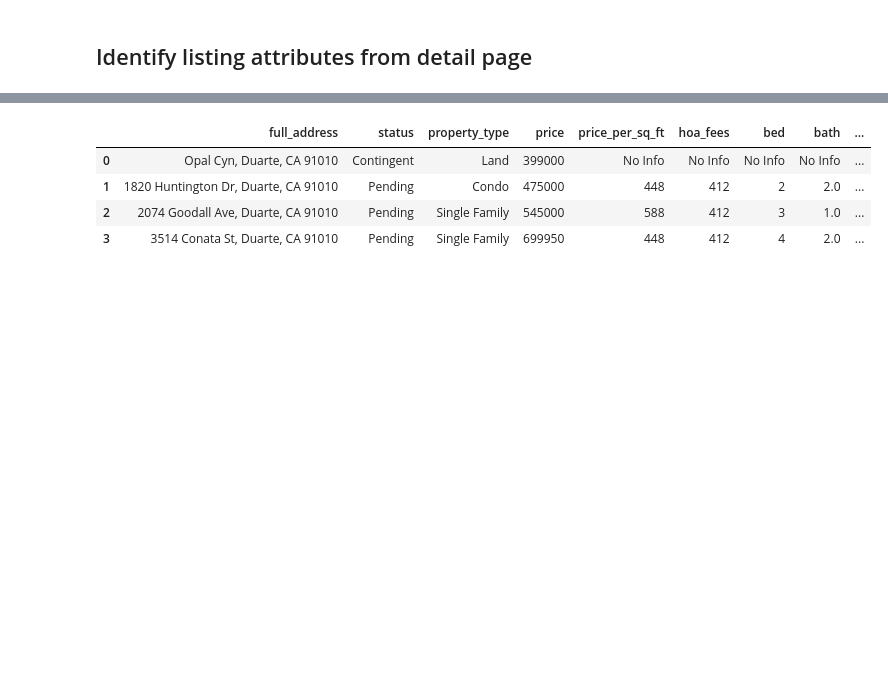
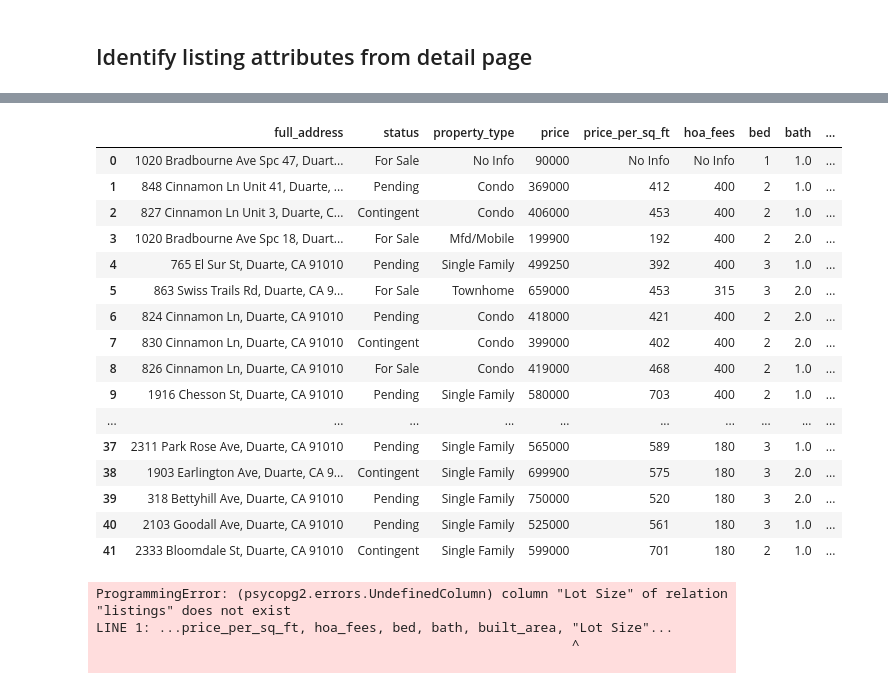
Before and after one commit to skesamsetty/real-estate-web-scrape, a Jupyter notebook: code/Listings.ipynb, the cells around one changed output, grey strips where cells are left out. Cells and saved outputs as stored; diff of their text form; code cells hidden in the pictures; blank space fills up the shorter version.

Commit message:
Project add Lot sizes

```diff
--- a/code/Listings.ipynb
+++ b/code/Listings.ipynb
@@ -17,7 +17,6 @@ def init_browser():
 # %%
 # Cities to search
 cities = ['Los-Angeles_CA','New-York_NY', 'Chicago_IL', 'Houston_TX']
-cities = ['Duarte_CA']
 # %%
 # Start browser
 browser = init_browser()
@@ -47,7 +52,7 @@ for city in cities:
     print(f"Searching {city}...{ctime()}\n")
 
     # Loop through each search result page
-    for i in range(2, 3, 1):
+    for i in range(1, 6, 1):
 
         # Set dynamic URL
         url = f"https://www.realtor.com/realestateandhomes-search/{city}/pg-{i}"
@@ -60,7 +65,7 @@ for city in cities:
 
         # Parse HTML with Beautiful Soup
         soup = bs(html, "html.parser")
-        print(soup.prettify())
+#         print(soup.prettify())
 
         # Identify all listings
         listings = soup.find_all('li', attrs={"data-testid": "result-card"})
@@ -88,7 +93,7 @@ for city in cities:
             except:
                 sizes.append('No Info')
             try:
-                lot_size = listing.find('li', attrs={"data-label": "pc-meta-sqftlot"}).text.strip('acre lot')
+                lot_size = listing.find('li', attrs={"data-label": "pc-meta-sqftlot"}).text
                 lot_sizes.append(lot_size)
             except:
                 lot_sizes.append('No Info')
@@ -221,7 +230,7 @@ Scraping complete...Sun Sep 26 16:52:46 2021
 # Add attributes to dataframe
 df = pd.DataFrame({'Address': addresses, 'Status': statuses, 'Property Type': types, 'Price': prices,
                    'Price per sqft': pricesqfts, 'HOA Fees': fees, 'Bed': beds, 'Bath': baths, 'Size': sizes,
-                   'Garage': garages, 'Year Built': years, 'Load DateTime': ctime()})
+                   'Lot Size': lot_sizes, 'Garage': garages, 'Year Built': years, 'Load DateTime': ctime()})
 
 # Extract address into Street, City, State, Zip
 street_city = df['Address'].str.split(',', expand=True)
@@ -253,27 +274,40 @@ merged_df
 # %%
 listings_df = merged_df.rename(columns ={"Address":"full_address",
                                         "Status":"status",
                                         "Property Type":"property_type",
                                         "Price":"price",
                                         "Price per sqft":"price_per_sq_ft",
                                         "HOA Fees":"hoa_fees",
                                         "Bed":"bed",
                                         "Bath":"bath",
                                         "Size":"built_area",
+                                         "Lot Size":"lot_size",
                                         "Garage":"parking_garage",
                                         "Year Built":"year_built",
                                         "Street":"street_address",
                                         "City":"city",
                                         "State":"state_cd",
                                         "Zip":"zip_code",
                                         "Load DateTime":"load_datetime"})
 listings_df
 # %% [output]
 |  | full_address | status | property_type | price | price_per_sq_ft | hoa_fees | bed | bath | ... |
-| 0 | Opal Cyn, Duarte, CA 91010 | Contingent | Land | 399000 | No Info | No Info | No Info | No Info | ... |
-| 1 | 1820 Huntington Dr, Duarte, CA 91010 | Pending | Condo | 475000 | 448 | 412 | 2 | 2.0 | ... |
-| 2 | 2074 Goodall Ave, Duarte, CA 91010 | Pending | Single Family | 545000 | 588 | 412 | 3 | 1.0 | ... |
-| 3 | 3514 Conata St, Duarte, CA 91010 | Pending | Single Family | 699950 | 448 | 412 | 4 | 2.0 | ... |
+| 0 | 1020 Bradbourne Ave Spc 47, Duart... | For Sale | No Info | 90000 | No Info | No Info | 1 | 1.0 | ... |
+| 1 | 848 Cinnamon Ln Unit 41, Duarte, ... | Pending | Condo | 369000 | 412 | 400 | 2 | 1.0 | ... |
+| 2 | 827 Cinnamon Ln Unit 3, Duarte, C... | Contingent | Condo | 406000 | 453 | 400 | 2 | 1.0 | ... |
+| 3 | 1020 Bradbourne Ave Spc 18, Duart... | For Sale | Mfd/Mobile | 199900 | 192 | 400 | 2 | 2.0 | ... |
+| 4 | 765 El Sur St, Duarte, CA 91010 | Pending | Single Family | 499250 | 392 | 400 | 3 | 1.0 | ... |
+| 5 | 863 Swiss Trails Rd, Duarte, CA 9... | For Sale | Townhome | 659000 | 453 | 315 | 3 | 2.0 | ... |
+| 6 | 824 Cinnamon Ln, Duarte, CA 91010 | Pending | Condo | 418000 | 421 | 400 | 2 | 2.0 | ... |
+| 7 | 830 Cinnamon Ln, Duarte, CA 91010 | Contingent | Condo | 399000 | 402 | 400 | 2 | 2.0 | ... |
+| 8 | 826 Cinnamon Ln, Duarte, CA 91010 | For Sale | Condo | 419000 | 468 | 400 | 2 | 1.0 | ... |
+| 9 | 1916 Chesson St, Duarte, CA 91010 | Pending | Single Family | 580000 | 703 | 400 | 2 | 1.0 | ... |
+| ... | ... | ... | ... | ... | ... | ... | ... | ... | ... |
+| 37 | 2311 Park Rose Ave, Duarte, CA 91010 | Pending | Single Family | 565000 | 589 | 180 | 3 | 1.0 | ... |
+| 38 | 1903 Earlington Ave, Duarte, CA 9... | Contingent | Single Family | 699900 | 575 | 180 | 3 | 2.0 | ... |
+| 39 | 318 Bettyhill Ave, Duarte, CA 91010 | Pending | Single Family | 750000 | 520 | 180 | 3 | 2.0 | ... |
+| 40 | 2103 Goodall Ave, Duarte, CA 91010 | Pending | Single Family | 525000 | 561 | 180 | 3 | 1.0 | ... |
+| 41 | 2333 Bloomdale St, Duarte, CA 91010 | Contingent | Single Family | 599000 | 701 | 180 | 2 | 1.0 | ... |
 # %%
 connection_string = f"{driver}://{username}:{password}@{host}:{port}/{database}"
 engine = create_engine(connection_string)
@@ -281,6 +315,11 @@ connection = engine.connect()
 # %%
 listings_df.to_sql('listings',connection, if_exists='append', index=False)
 listings_df.head()
+# %% [output]
+ProgrammingError: (psycopg2.errors.UndefinedColumn) column "Lot Size" of relation "listings" does not exist
+LINE 1: ...price_per_sq_ft, hoa_fees, bed, bath, built_area, "Lot Size"...
+                                                             ^
+
 # %%
 new_listings_df = pd.read_sql_table('listings', connection)
 new_listings_df
```
Also changed, not shown: parts of 7 cells of this notebook, 2 other files.
